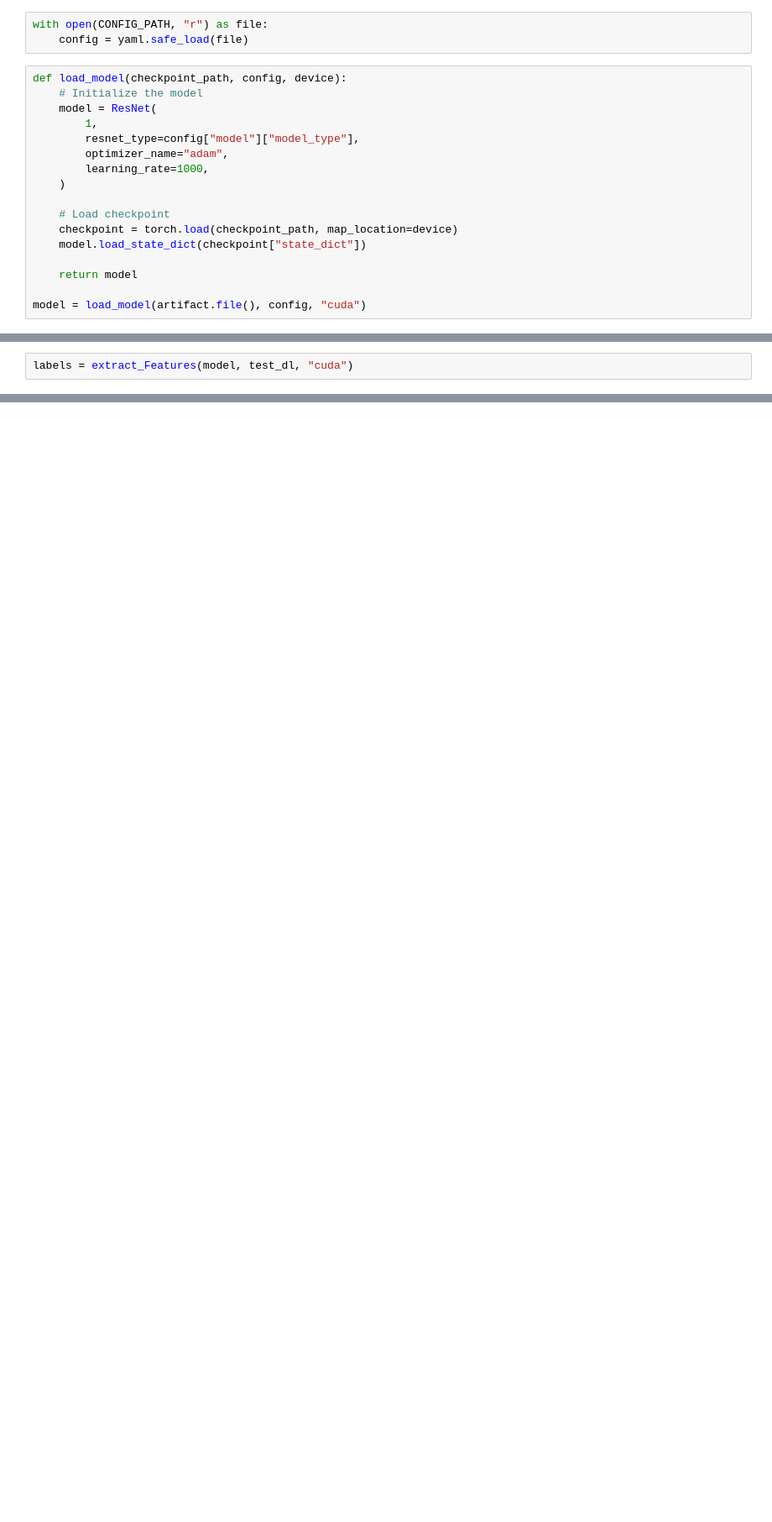
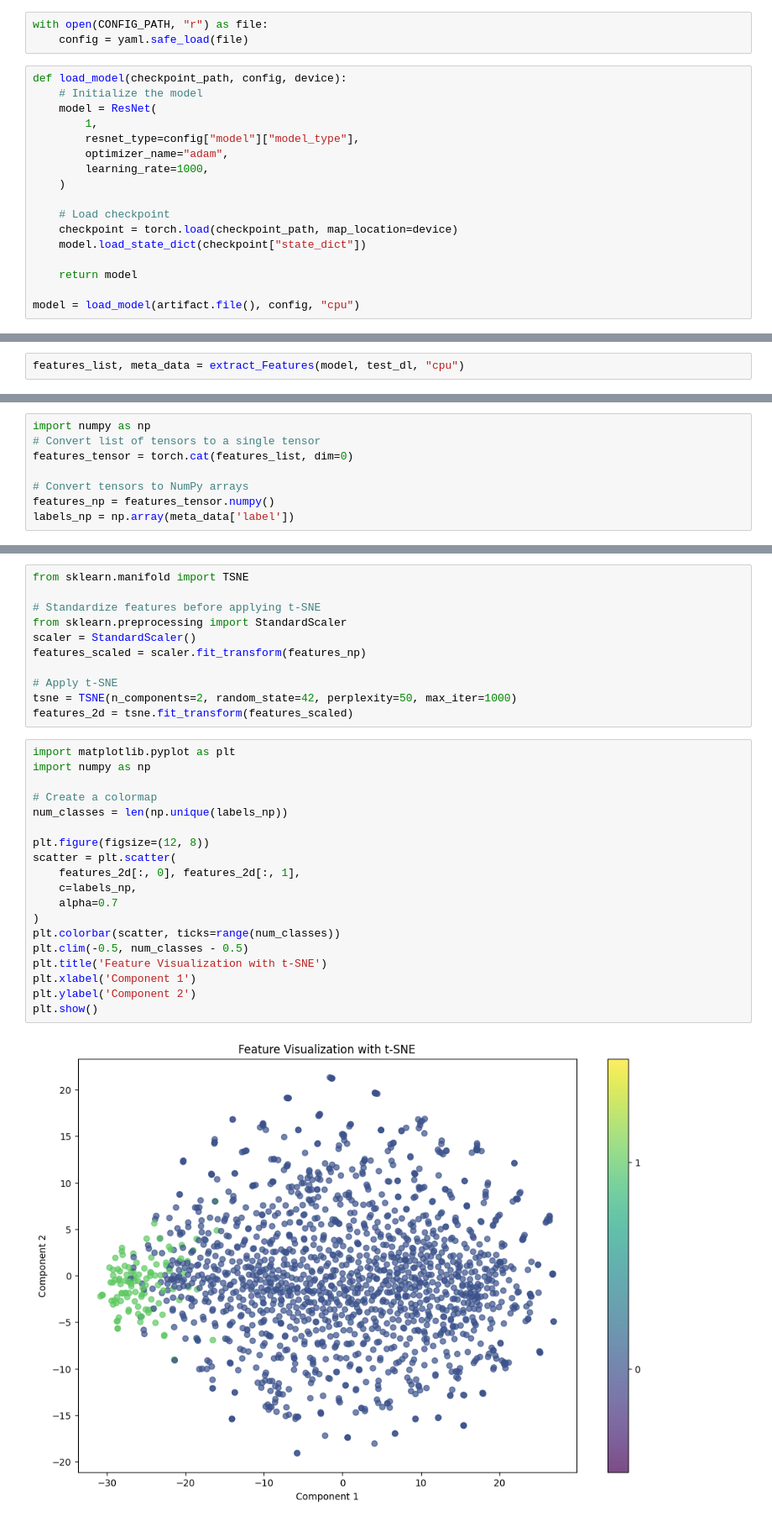
Before and after one commit to i4Ds/FlareSense-v2, a Jupyter notebook: deepcluster.ipynb, the cells around one changed output, grey strips where cells are left out. Shown at 84% size. Saved outputs shown, nothing was run; the diff lists cells and outputs as text; blank space fills up the shorter version.

```diff
--- a/deepcluster.ipynb
+++ b/deepcluster.ipynb
@@ -45,7 +45,7 @@ def load_model(checkpoint_path, config, device):
 
     return model
 
-model = load_model(artifact.file(), config, "cuda")
+model = load_model(artifact.file(), config, "cpu")
 # %%
 # Transforms
 resize_func = Compose(
@@ -127,2 +140,2 @@ dd['test'][0]
 # %%
-labels = extract_Features(model, test_dl, "cuda")
+features_list, meta_data = extract_Features(model, test_dl, "cpu")
@@ -130,0 +142,8 @@ FileNotFoundError: [Errno 2] No such file or directory: '/mnt/nas05/data01/vince
+# %%
+import numpy as np
+# Convert list of tensors to a single tensor
+features_tensor = torch.cat(features_list, dim=0)
+
+# Convert tensors to NumPy arrays
+features_np = features_tensor.numpy()
+labels_np = np.array(meta_data['label'])
@@ -130,0 +155,32 @@ FileNotFoundError: [Errno 2] No such file or directory: '/mnt/nas05/data01/vince
+# %%
+from sklearn.manifold import TSNE
+
+# Standardize features before applying t-SNE
+from sklearn.preprocessing import StandardScaler
+scaler = StandardScaler()
+features_scaled = scaler.fit_transform(features_np)
+
+# Apply t-SNE
+tsne = TSNE(n_components=2, random_state=42, perplexity=50, max_iter=1000)
+features_2d = tsne.fit_transform(features_scaled)
+# %%
+import matplotlib.pyplot as plt
+import numpy as np
+
+# Create a colormap
+num_classes = len(np.unique(labels_np))
+
+plt.figure(figsize=(12, 8))
+scatter = plt.scatter(
+    features_2d[:, 0], features_2d[:, 1],
+    c=labels_np,
+    alpha=0.7
+)
+plt.colorbar(scatter, ticks=range(num_classes))
+plt.clim(-0.5, num_classes - 0.5)
+plt.title('Feature Visualization with t-SNE')
+plt.xlabel('Component 1')
+plt.ylabel('Component 2')
+plt.show()
+# %% [output]
+[figure, added]
```
Also changed, not shown: parts of 9 cells of this notebook, 9 other files.
